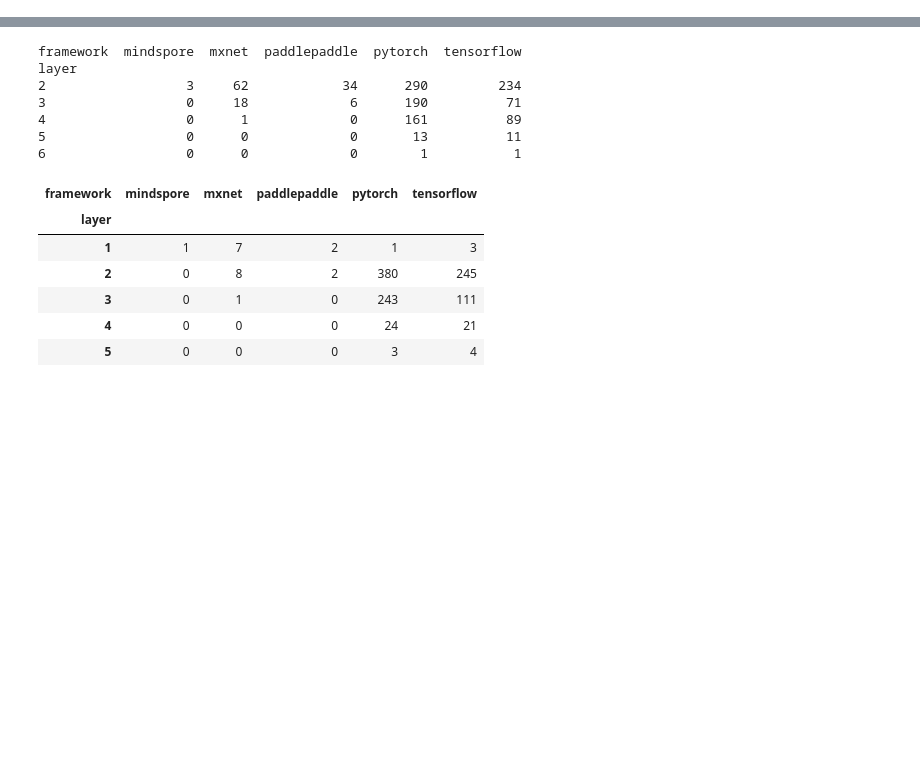
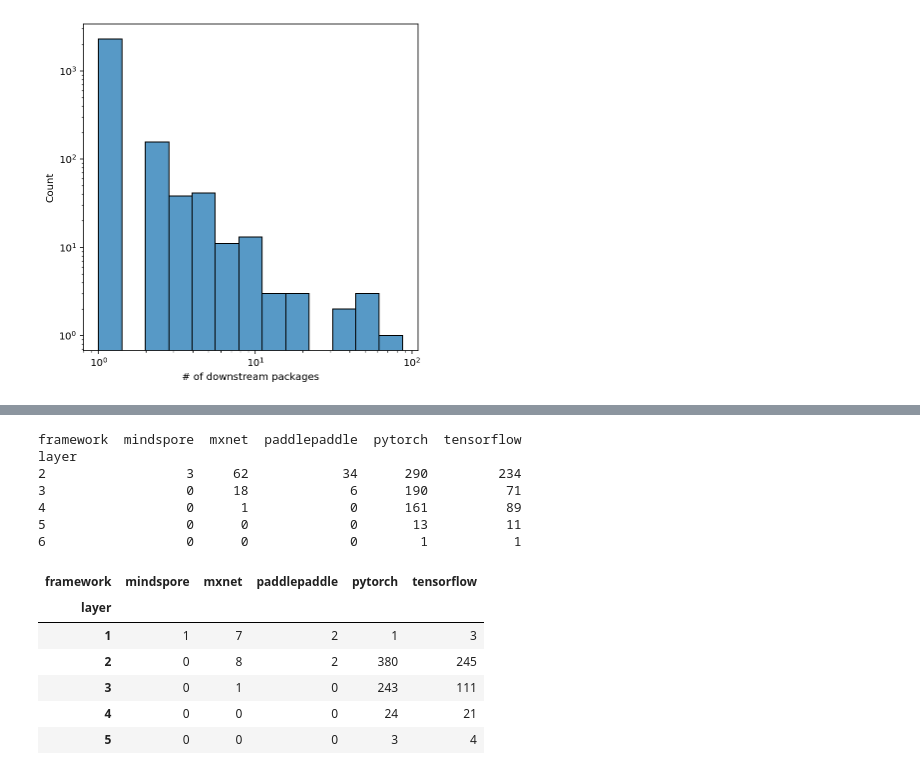
Before and after one commit to gaokai320/DLSupplyChainLandscape, a Jupyter notebook: rq1_packages.ipynb, the cells around one changed output, grey strips where cells are left out. Drawn from its saved outputs; the diff is of its cells as text; code cells hidden in the pictures; blank space fills up the shorter version.

```diff
--- a/rq1_packages.ipynb
+++ b/rq1_packages.ipynb
@@ -106,0 +170,16 @@ Gini coefficient: 0.603261785220878 0.7827195727858853
+# %%
+tf_layers = pkg_layers[pkg_layers.framework == 'tensorflow'][['package', 'down_pkgs', 'comb_downstream']].drop_duplicates()
+pt_layers = pkg_layers[pkg_layers.framework == 'pytorch'][['package', 'down_pkgs', 'comb_downstream']].drop_duplicates()
+print(len(tf_layers), len(pt_layers))
+print(np.mean(tf_layers['down_pkgs']), np.mean(pt_layers['down_pkgs']), np.mean(tf_layers['comb_downstream']), np.mean(pt_layers['comb_downstream']))
+print(np.quantile(tf_layers['down_pkgs'], [0.9, 0.95, 0.99]), np.quantile(pt_layers['down_pkgs'], [0.9, 0.95, 0.99]))
+print(np.quantile(tf_layers['comb_downstream'], [0.9, 0.95, 0.99]), np.quantile(pt_layers['comb_downstream'], [0.9, 0.95, 0.99]))
+U1, p1 = stats.mannwhitneyu(tf_layers['down_pkgs'], pt_layers['down_pkgs'], alternative='less')
+print(U1, p1)
+U1, p2 = stats.mannwhitneyu(tf_layers['comb_downstream'], pt_layers['comb_downstream'], alternative='greater')
+print(U1, p2)
+print(holm_bonferroni([p1, p2]))
+print(len(tf_layers[tf_layers.comb_downstream > 1000]) / len(tf_layers),
+      len(pt_layers[pt_layers.comb_downstream > 1000]) / len(pt_layers),
+      len(tf_layers[tf_layers.down_pkgs < 5]) / len(tf_layers),
+      len(pt_layers[pt_layers.down_pkgs < 5]) / len(pt_layers),)
@@ -106,0 +247,11 @@ Gini coefficient: 0.603261785220878 0.7827195727858853
+# %%
+def test_histplot():
+    f, ax = plt.subplots(figsize=(6, 6))
+    ax.set(xscale="log", yscale="log")
+    tmp = deepcopy(tf_layers)
+    tmp['# of downstream packages'] = tmp['down_pkgs'] + 1
+    sns.histplot(data=tmp, x='# of downstream packages', ax=ax)
+
+test_histplot()
+# %% [output]
+[figure, added]
```
Also changed, not shown: parts of 29 cells of this notebook, 2 other files.
